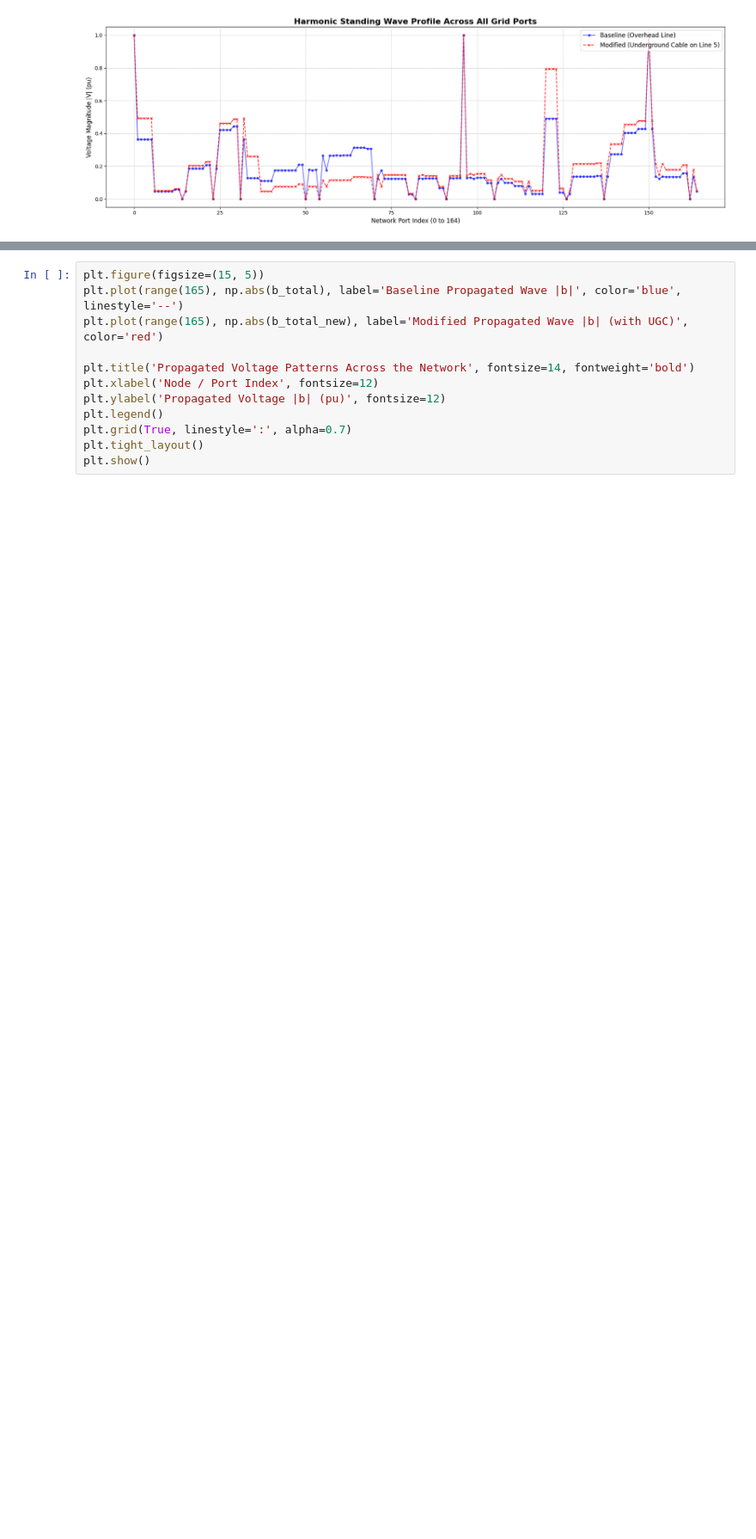
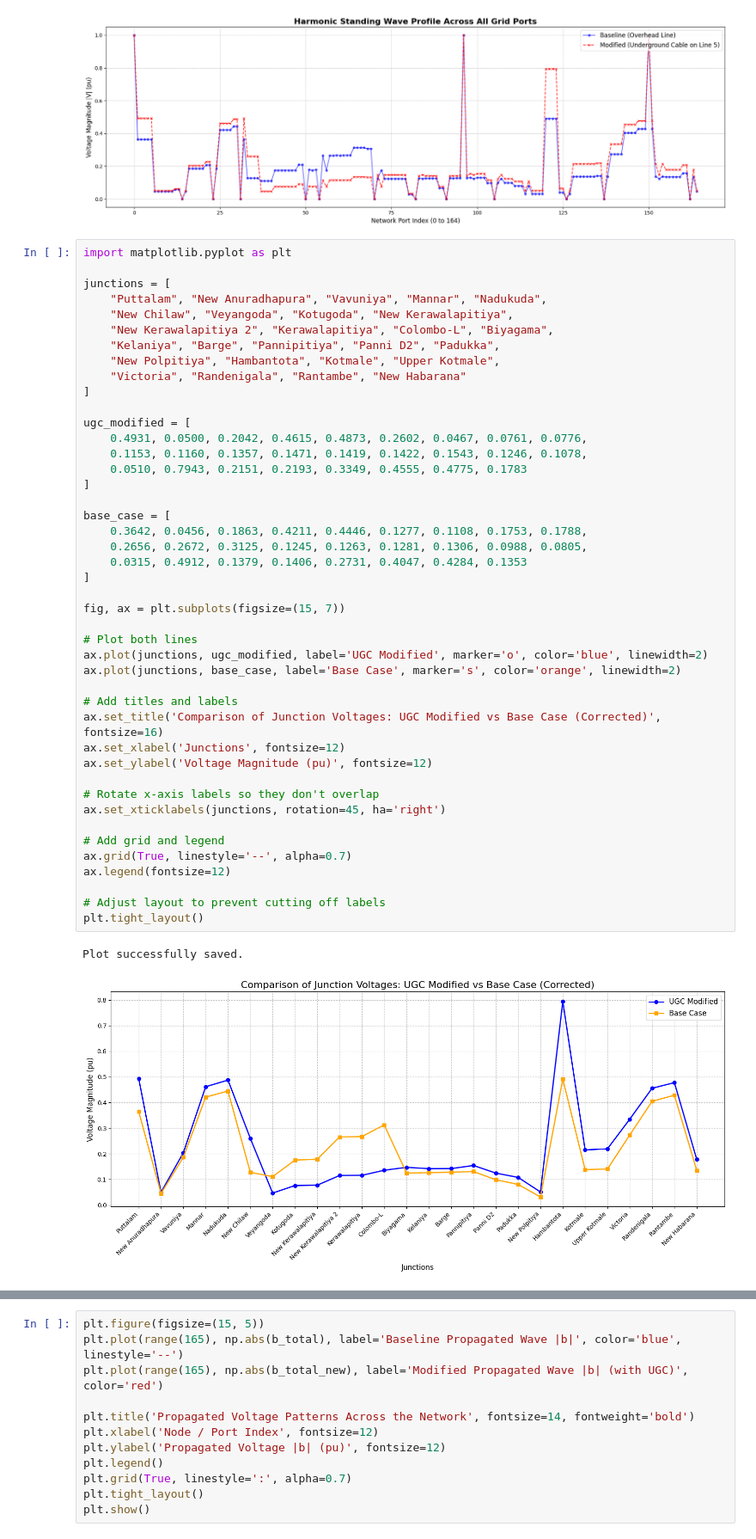
Before and after one commit to nimeshlal097/Undergraduate_FYP, a Jupyter notebook: S_Parameter Model for 7 th Harmonic.ipynb, the cells around one changed output, grey strips where cells are left out. Shown at 86% size. Cells and saved outputs as stored; diff of their text form; blank space fills up the shorter version.

```diff
--- a/S_Parameter Model for 7 th Harmonic.ipynb
+++ b/S_Parameter Model for 7 th Harmonic.ipynb
@@ -1053,3 +1053,50 @@ plt.tight_layout()
 plt.show()
 # %% [output]
 [figure]
+# %%
+import matplotlib.pyplot as plt
+
+junctions = [
+    "Puttalam", "New Anuradhapura", "Vavuniya", "Mannar", "Nadukuda",
+    "New Chilaw", "Veyangoda", "Kotugoda", "New Kerawalapitiya",
+    "New Kerawalapitiya 2", "Kerawalapitiya", "Colombo-L", "Biyagama",
+    "Kelaniya", "Barge", "Pannipitiya", "Panni D2", "Padukka",
+    "New Polpitiya", "Hambantota", "Kotmale", "Upper Kotmale",
+    "Victoria", "Randenigala", "Rantambe", "New Habarana"
+]
+
+ugc_modified = [
+    0.4931, 0.0500, 0.2042, 0.4615, 0.4873, 0.2602, 0.0467, 0.0761, 0.0776,
+    0.1153, 0.1160, 0.1357, 0.1471, 0.1419, 0.1422, 0.1543, 0.1246, 0.1078,
+    0.0510, 0.7943, 0.2151, 0.2193, 0.3349, 0.4555, 0.4775, 0.1783
+]
+
+base_case = [
+    0.3642, 0.0456, 0.1863, 0.4211, 0.4446, 0.1277, 0.1108, 0.1753, 0.1788,
+    0.2656, 0.2672, 0.3125, 0.1245, 0.1263, 0.1281, 0.1306, 0.0988, 0.0805,
+    0.0315, 0.4912, 0.1379, 0.1406, 0.2731, 0.4047, 0.4284, 0.1353
+]
+
+fig, ax = plt.subplots(figsize=(15, 7))
+
+# Plot both lines
+ax.plot(junctions, ugc_modified, label='UGC Modified', marker='o', color='blue', linewidth=2)
+ax.plot(junctions, base_case, label='Base Case', marker='s', color='orange', linewidth=2)
+
+# Add titles and labels
+ax.set_title('Comparison of Junction Voltages: UGC Modified vs Base Case (Corrected)', fontsize=16)
+ax.set_xlabel('Junctions', fontsize=12)
+ax.set_ylabel('Voltage Magnitude (pu)', fontsize=12)
+
+# Rotate x-axis labels so they don't overlap
+ax.set_xticklabels(junctions, rotation=45, ha='right')
+
+# Add grid and legend
+ax.grid(True, linestyle='--', alpha=0.7)
+ax.legend(fontsize=12)
+
+# Adjust layout to prevent cutting off labels
+plt.tight_layout()
+# %% [output]
+Plot successfully saved.
+[figure, added]
```
Also changed, not shown: parts of 3 cells of this notebook.
